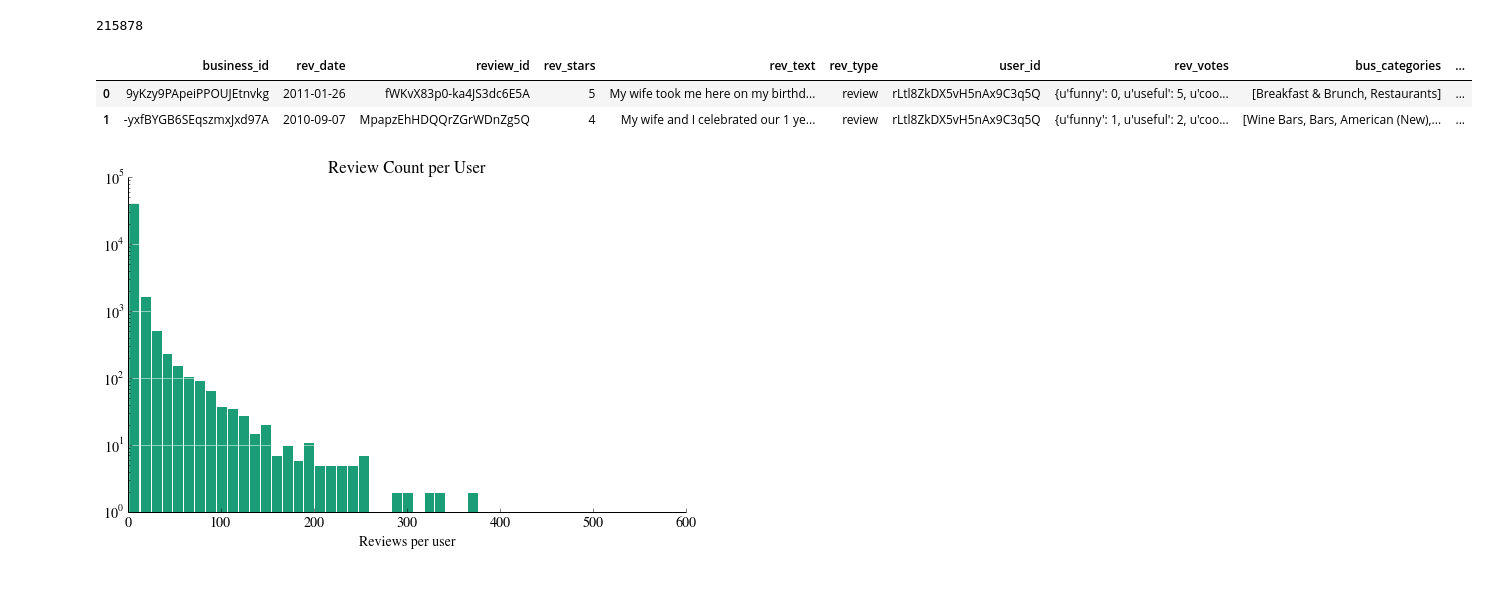
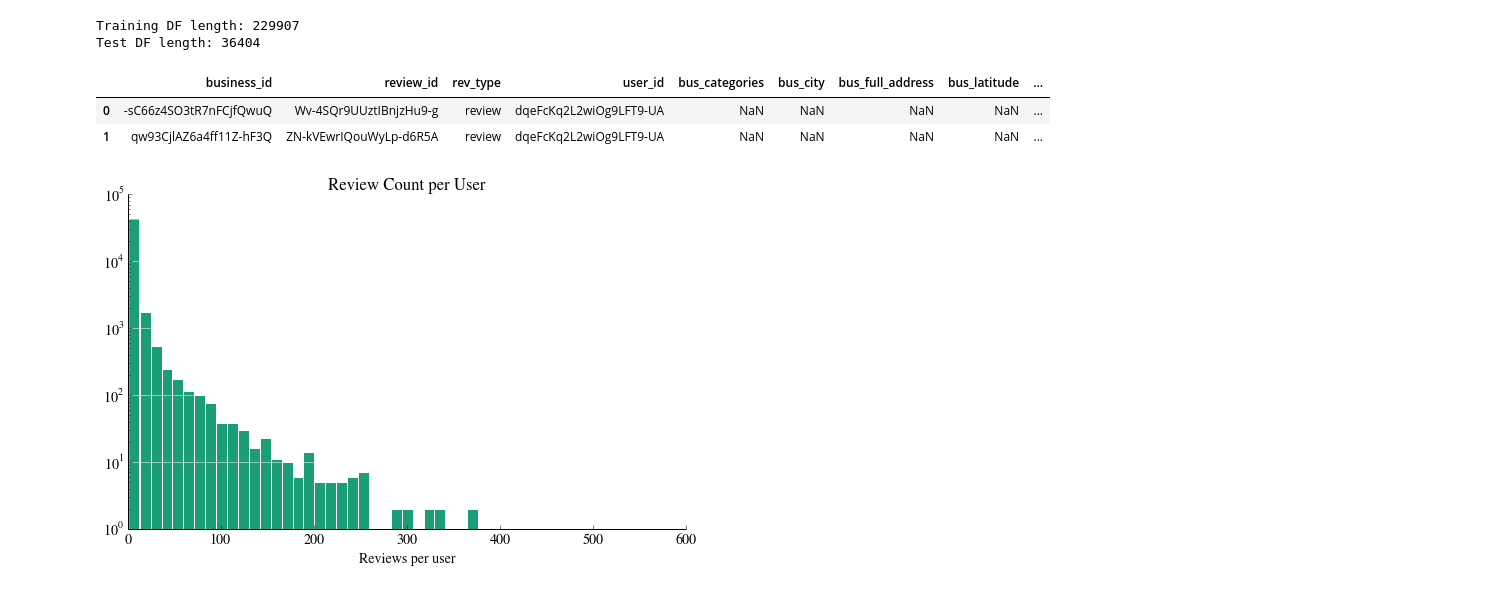
Before and after one commit to s-ramaswamy/CS-229-project, a Jupyter notebook: Visualizations.ipynb, the cells around one changed output. Drawn from its saved outputs; the diff is of its cells as text; code cells hidden in the pictures.

```diff
--- a/Visualizations.ipynb
+++ b/Visualizations.ipynb
@@ -82,16 +85,18 @@ trainingreviews.head(2)
 # %%
 # performs the merge
 TrainMatrix = trainingreviews.merge(trainingbusiness,on="business_id")
-TrainMatrix = TrainMatrix.merge(trainingusers,on="user_id")
-TestMatrix = testreviews.merge(testbusiness,on="business_id")
-TestMatrix = TestMatrix.merge(testusers,on="user_id")
-print len(TrainMatrix.index)
-TrainMatrix.head(2)
+TrainMatrix = TrainMatrix.merge(trainingusers,on="user_id", how='left')
+TestMatrix = testreviews.merge(testbusiness,on="business_id", how='left')
+TestMatrix = TestMatrix.merge(testusers,on="user_id", how='left')
+print 'Training DF length: ' + str(len(TrainMatrix.index))
+print 'Test DF length: ' + str(len(TestMatrix.index))
+TestMatrix.head(2)
 # %% [output]
-215878
+Training DF length: 229907
+Test DF length: 36404
-|  | business_id | rev_date | review_id | rev_stars | rev_text | rev_type | user_id | rev_votes | bus_categories | ... |
-| 0 | 9yKzy9PApeiPPOUJEtnvkg | 2011-01-26 | fWKvX83p0-ka4JS3dc6E5A | 5 | My wife took me here on my birthd... | review | rLtl8ZkDX5vH5nAx9C3q5Q | {u'funny': 0, u'useful': 5, u'coo... | [Breakfast & Brunch, Restaurants] | ... |
-| 1 | -yxfBYGB6SEqszmxJxd97A | 2010-09-07 | MpapzEhHDQQrZGrWDnZg5Q | 4 | My wife and I celebrated our 1 ye... | review | rLtl8ZkDX5vH5nAx9C3q5Q | {u'funny': 1, u'useful': 2, u'coo... | [Wine Bars, Bars, American (New),... | ... |
+|  | business_id | review_id | rev_type | user_id | bus_categories | bus_city | bus_full_address | bus_latitude | ... |
+| 0 | -sC66z4SO3tR7nFCjfQwuQ | Wv-4SQr9UUztIBnjzHu9-g | review | dqeFcKq2L2wiOg9LFT9-UA | NaN | NaN | NaN | NaN | ... |
+| 1 | qw93CjlAZ6a4ff11Z-hF3Q | ZN-kVEwrIQouWyLp-d6R5A | review | dqeFcKq2L2wiOg9LFT9-UA | NaN | NaN | NaN | NaN | ... |
 # %%
 urc=TrainMatrix.groupby('user_id').review_id.count()
 ax=urc.hist(bins=50, log=True)
@@ -101,7 +106,7 @@ plt.grid(False)
 plt.grid(axis = 'y', color ='white', linestyle='-')
 plt.title("Review Count per User");
 # %% [output]
-[figure, old version]
+[figure, new version]
 # %%
 urc=TrainMatrix.groupby('business_id').review_id.count()
 ax=urc.hist(bins=50, log=True)
```
Also changed, not shown: parts of 9 cells of this notebook, 2 other files.
